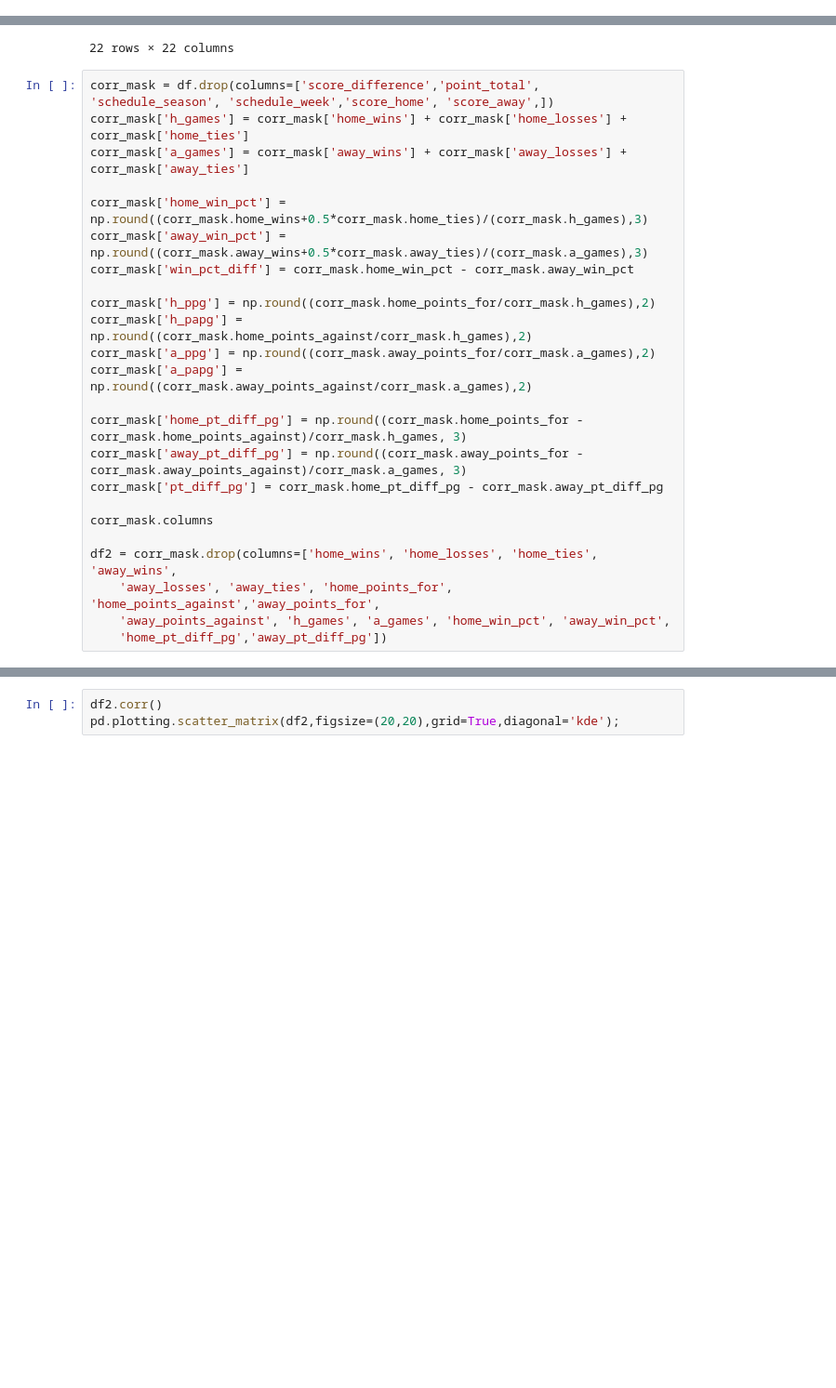
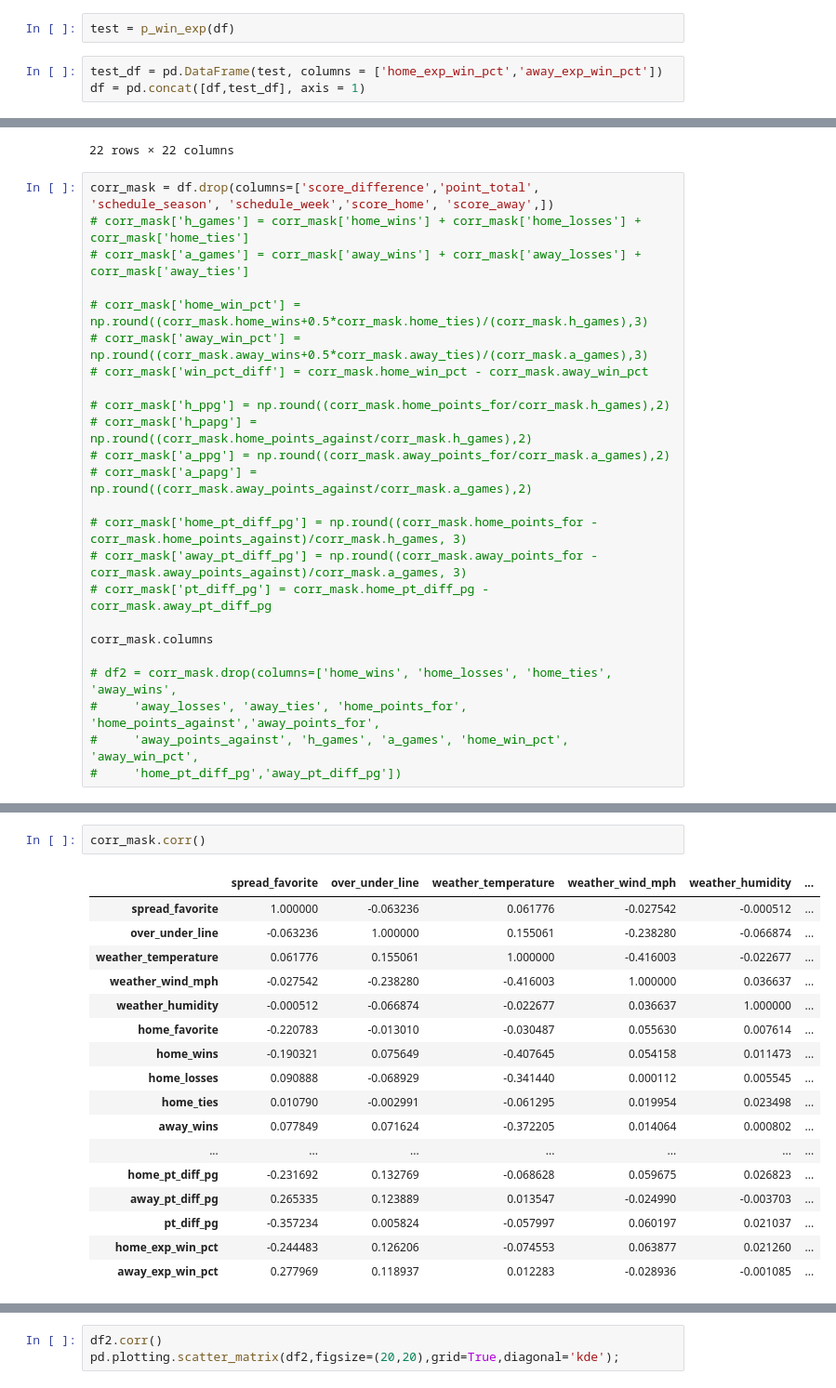
Before and after one commit to slieb74/NFL-Betting-Data, a Jupyter notebook: nfl_betting_data.ipynb, the cells around one changed output, grey strips where cells are left out. Shown at 93% size. Drawn from its saved outputs; the diff is of its cells as text; blank space fills up the shorter version.

```diff
--- a/nfl_betting_data.ipynb
+++ b/nfl_betting_data.ipynb
@@ -259,3 +273,8 @@ df = pd.concat([df,point_diff_df],axis=1)
+# %%
+test = p_win_exp(df)
+# %%
+test_df = pd.DataFrame(test, columns = ['home_exp_win_pct','away_exp_win_pct'])
+df = pd.concat([df,test_df], axis = 1)
 # %%
 df.corr()
 #pd.plotting.scatter_matrix(df);
@@ -280,25 +299,25 @@ df.corr()
 22 rows × 22 columns
 # %%
 corr_mask = df.drop(columns=['score_difference','point_total', 'schedule_season', 'schedule_week','score_home', 'score_away',])
-corr_mask['h_games'] = corr_mask['home_wins'] + corr_mask['home_losses'] + corr_mask['home_ties']
-corr_mask['a_games'] = corr_mask['away_wins'] + corr_mask['away_losses'] + corr_mask['away_ties']
+# corr_mask['h_games'] = corr_mask['home_wins'] + corr_mask['home_losses'] + corr_mask['home_ties']
+# corr_mask['a_games'] = corr_mask['away_wins'] + corr_mask['away_losses'] + corr_mask['away_ties']
 
-corr_mask['home_win_pct'] = np.round((corr_mask.home_wins+0.5*corr_mask.home_ties)/(corr_mask.h_games),3)
-corr_mask['away_win_pct'] = np.round((corr_mask.away_wins+0.5*corr_mask.away_ties)/(corr_mask.a_games),3)
-corr_mask['win_pct_diff'] = corr_mask.home_win_pct - corr_mask.away_win_pct
+# corr_mask['home_win_pct'] = np.round((corr_mask.home_wins+0.5*corr_mask.home_ties)/(corr_mask.h_games),3)
+# corr_mask['away_win_pct'] = np.round((corr_mask.away_wins+0.5*corr_mask.away_ties)/(corr_mask.a_games),3)
+# corr_mask['win_pct_diff'] = corr_mask.home_win_pct - corr_mask.away_win_pct
 
-corr_mask['h_ppg'] = np.round((corr_mask.home_points_for/corr_mask.h_games),2)
-corr_mask['h_papg'] = np.round((corr_mask.home_points_against/corr_mask.h_games),2)
-corr_mask['a_ppg'] = np.round((corr_mask.away_points_for/corr_mask.a_games),2)
-corr_mask['a_papg'] = np.round((corr_mask.away_points_against/corr_mask.a_games),2)
+# corr_mask['h_ppg'] = np.round((corr_mask.home_points_for/corr_mask.h_games),2)
+# corr_mask['h_papg'] = np.round((corr_mask.home_points_against/corr_mask.h_games),2)
+# corr_mask['a_ppg'] = np.round((corr_mask.away_points_for/corr_mask.a_games),2)
+# corr_mask['a_papg'] = np.round((corr_mask.away_points_against/corr_mask.a_games),2)
 
-corr_mask['home_pt_diff_pg'] = np.round((corr_mask.home_points_for - corr_mask.home_points_against)/corr_mask.h_games, 3)
-corr_mask['away_pt_diff_pg'] = np.round((corr_mask.away_points_for - corr_mask.away_points_against)/corr_mask.a_games, 3)
-corr_mask['pt_diff_pg'] = corr_mask.home_pt_diff_pg - corr_mask.away_pt_diff_pg
+# corr_mask['home_pt_diff_pg'] = np.round((corr_mask.home_points_for - corr_mask.home_points_against)/corr_mask.h_games, 3)
+# corr_mask['away_pt_diff_pg'] = np.round((corr_mask.away_points_for - corr_mask.away_points_against)/corr_mask.a_games, 3)
+# corr_mask['pt_diff_pg'] = corr_mask.home_pt_diff_pg - corr_mask.away_pt_diff_pg
 
 corr_mask.columns
 
-df2 = corr_mask.drop(columns=['home_wins', 'home_losses', 'home_ties', 'away_wins',
-    'away_losses', 'away_ties', 'home_points_for', 'home_points_against','away_points_for',
-    'away_points_against', 'h_games', 'a_games', 'home_win_pct', 'away_win_pct',
-    'home_pt_diff_pg','away_pt_diff_pg'])
+# df2 = corr_mask.drop(columns=['home_wins', 'home_losses', 'home_ties', 'away_wins',
+#     'away_losses', 'away_ties', 'home_points_for', 'home_points_against','away_points_for',
+#     'away_points_against', 'h_games', 'a_games', 'home_win_pct', 'away_win_pct',
+#     'home_pt_diff_pg','away_pt_diff_pg'])
@@ -304,0 +336,20 @@ df2 = corr_mask.drop(columns=['home_wins', 'home_losses', 'home_ties', 'away_win
+# %%
+corr_mask.corr()
+# %% [output]
+|  | spread_favorite | over_under_line | weather_temperature | weather_wind_mph | weather_humidity | ... |
+| spread_favorite | 1.000000 | -0.063236 | 0.061776 | -0.027542 | -0.000512 | ... |
+| over_under_line | -0.063236 | 1.000000 | 0.155061 | -0.238280 | -0.066874 | ... |
+| weather_temperature | 0.061776 | 0.155061 | 1.000000 | -0.416003 | -0.022677 | ... |
+| weather_wind_mph | -0.027542 | -0.238280 | -0.416003 | 1.000000 | 0.036637 | ... |
+| weather_humidity | -0.000512 | -0.066874 | -0.022677 | 0.036637 | 1.000000 | ... |
+| home_favorite | -0.220783 | -0.013010 | -0.030487 | 0.055630 | 0.007614 | ... |
+| home_wins | -0.190321 | 0.075649 | -0.407645 | 0.054158 | 0.011473 | ... |
+| home_losses | 0.090888 | -0.068929 | -0.341440 | 0.000112 | 0.005545 | ... |
+| home_ties | 0.010790 | -0.002991 | -0.061295 | 0.019954 | 0.023498 | ... |
+| away_wins | 0.077849 | 0.071624 | -0.372205 | 0.014064 | 0.000802 | ... |
+| ... | ... | ... | ... | ... | ... | ... |
+| home_pt_diff_pg | -0.231692 | 0.132769 | -0.068628 | 0.059675 | 0.026823 | ... |
+| away_pt_diff_pg | 0.265335 | 0.123889 | 0.013547 | -0.024990 | -0.003703 | ... |
+| pt_diff_pg | -0.357234 | 0.005824 | -0.057997 | 0.060197 | 0.021037 | ... |
+| home_exp_win_pct | -0.244483 | 0.126206 | -0.074553 | 0.063877 | 0.021260 | ... |
+| away_exp_win_pct | 0.277969 | 0.118937 | 0.012283 | -0.028936 | -0.001085 | ... |
```
Also changed, not shown: parts of 7 cells of this notebook, 1 other file.
